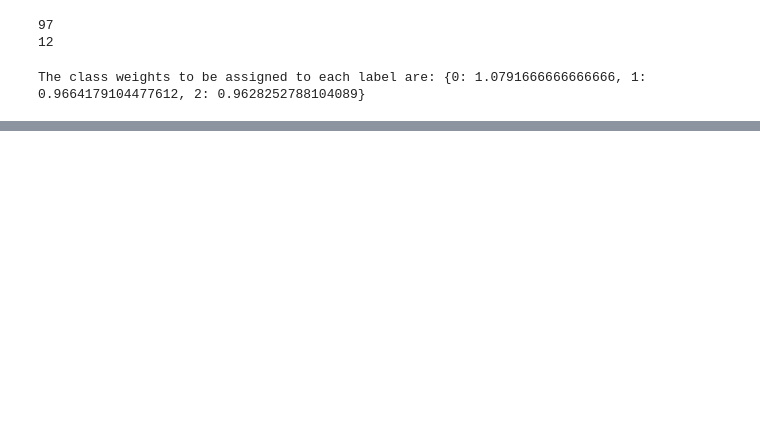
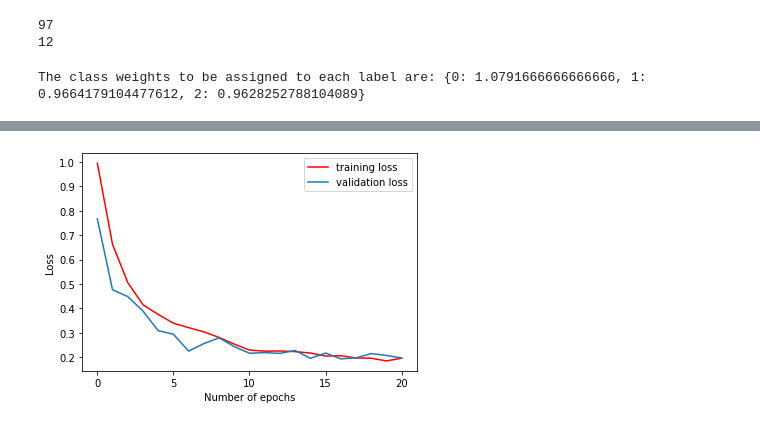
Before and after one commit to amd257/COVID-detection-using-CNNs, a Jupyter notebook: SeqModel2_ThreeLabel_Final.ipynb, the cells around one changed output, grey strips where cells are left out. Cells and saved outputs as stored; diff of their text form; code cells hidden in the pictures; blank space fills up the shorter version.

```diff
--- a/SeqModel2_ThreeLabel_Final.ipynb
+++ b/SeqModel2_ThreeLabel_Final.ipynb
@@ -264 +283,15 @@ seqmodel2.save('SeqModel2_ThreeLabelFinal.h5') #Saving the model
+# %%
+#Plotting the graph for training and validation loss
+#axes = plt.gca()
+#axes.set_xlim([xmin,xmax])
+#axes.set_ylim([ymin,ymax])
+plt.locator_params(axis='x', integer=True, tight=True) #To ensure no. of epochs is shown as integers
+plt.plot(history.history['loss'],'r',label='training loss')
+plt.plot(history.history['val_loss'],label='validation loss')
+plt.xlabel('Number of epochs')
+plt.ylabel('Loss')
+plt.legend()
+plt.show()
+# %% [output]
+[figure, added]
 # %%
```
Also changed, not shown: parts of 9 cells of this notebook.
